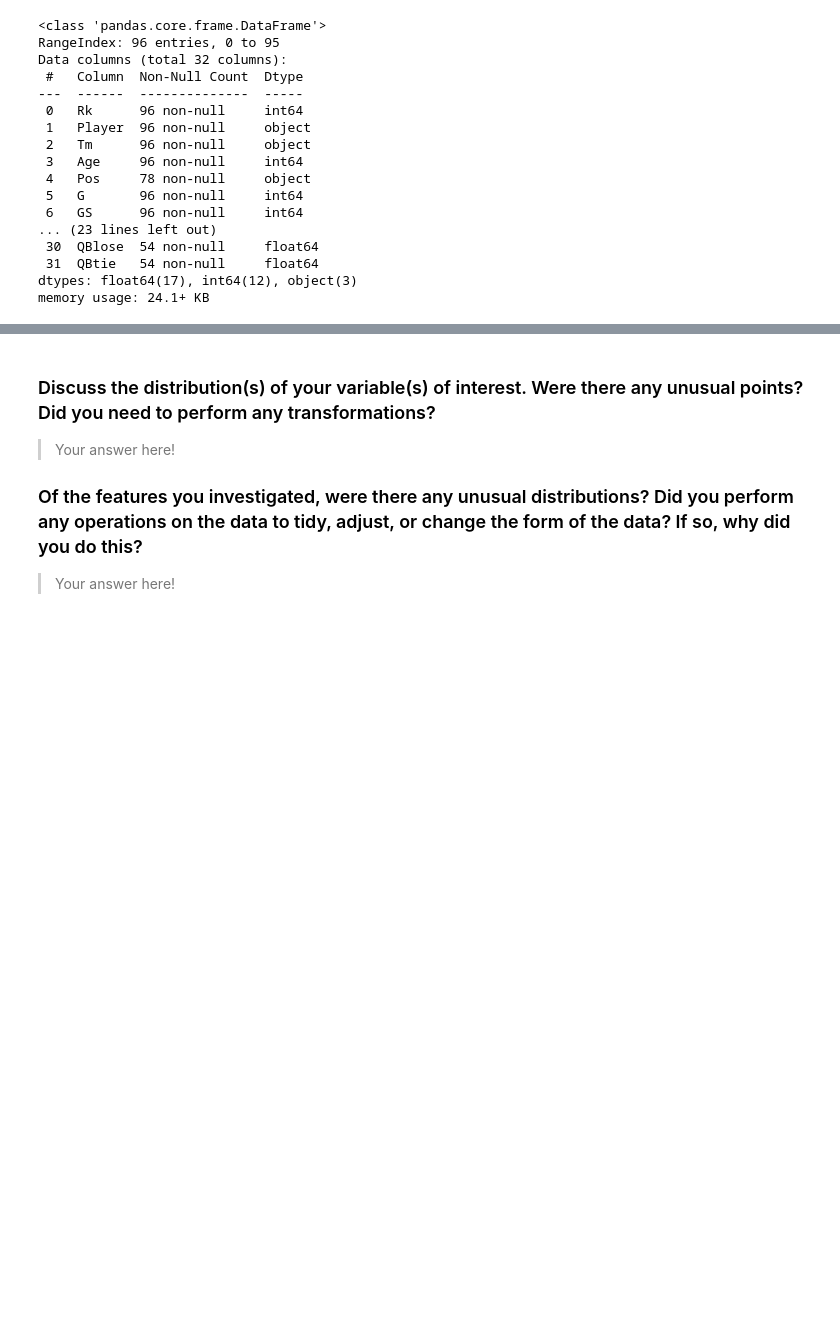
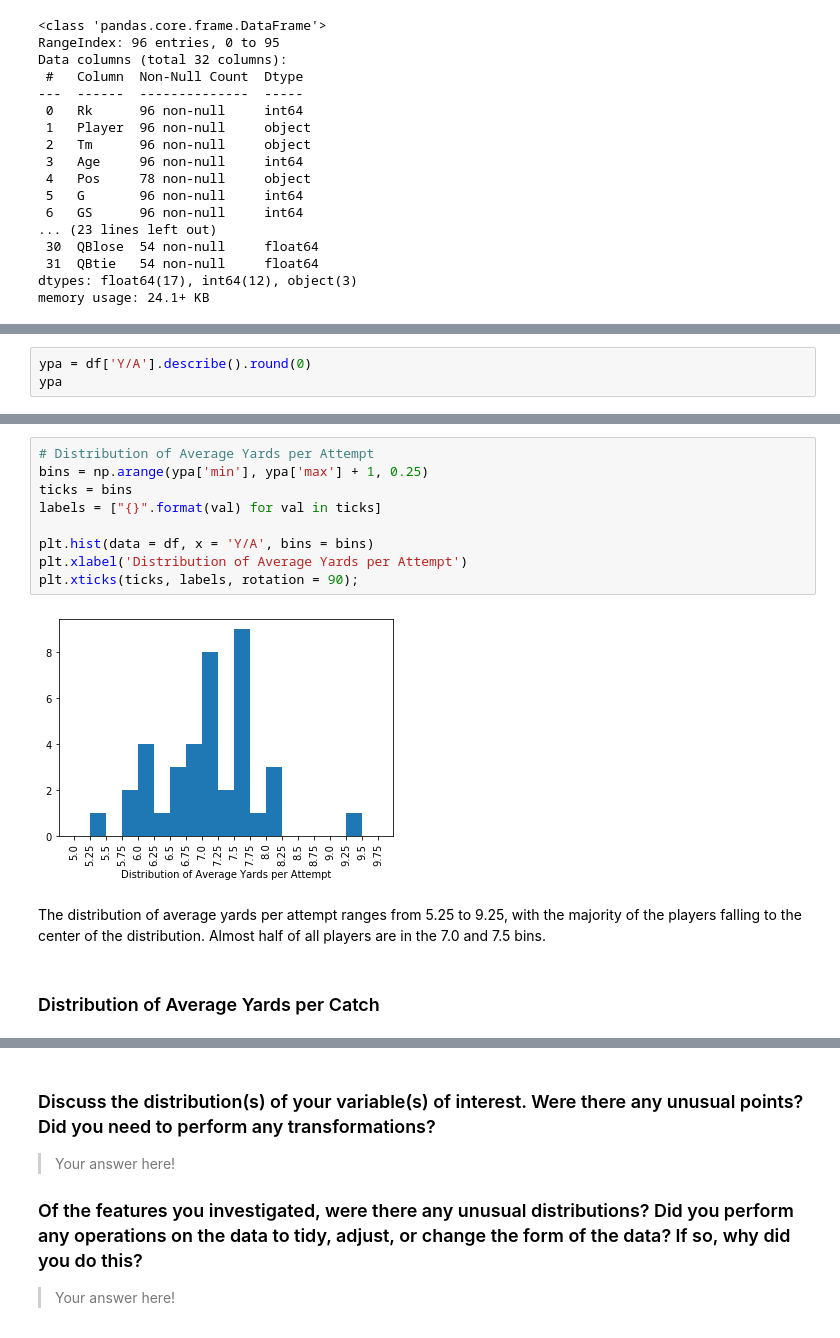
Before and after one commit to ChristopherSJames/Quarterback-Point-Analysis-2016, a Jupyter notebook: qb_point_analysis.ipynb, the cells around one changed output, grey strips where cells are left out. Cells and saved outputs as stored; diff of their text form; blank space fills up the shorter version.

```diff
--- a/qb_point_analysis.ipynb
+++ b/qb_point_analysis.ipynb
@@ -72,0 +142,3 @@ you plan on investigating next.
+# %%
+ypa = df['Y/A'].describe().round(0)
+ypa
@@ -72,0 +155,15 @@ you plan on investigating next.
+# %%
+# Distribution of Average Yards per Attempt
+bins = np.arange(ypa['min'], ypa['max'] + 1, 0.25)
+ticks = bins
+labels = ["{}".format(val) for val in ticks]
+
+plt.hist(data = df, x = 'Y/A', bins = bins)
+plt.xlabel('Distribution of Average Yards per Attempt')
+plt.xticks(ticks, labels, rotation = 90);
+# %% [output]
+[figure, added]
+# %% [markdown]
+The distribution of average yards per attempt ranges from 5.25 to 9.25, with the majority of the players falling to the center of the distribution. Almost half of all players are in the 7.0 and 7.5 bins.
+# %% [markdown]
+### Distribution of Average Yards per Catch
```
Also changed, not shown: parts of 19 cells of this notebook.
